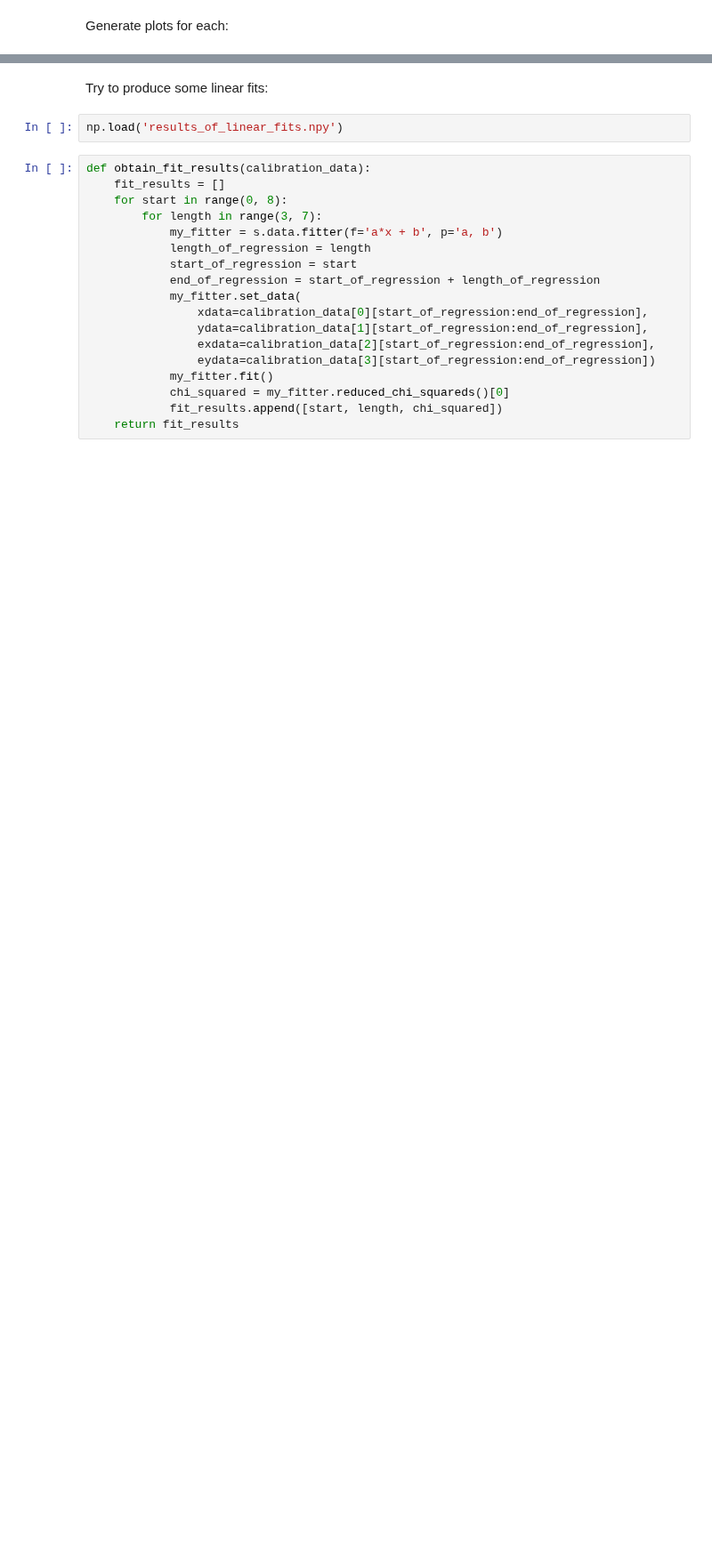
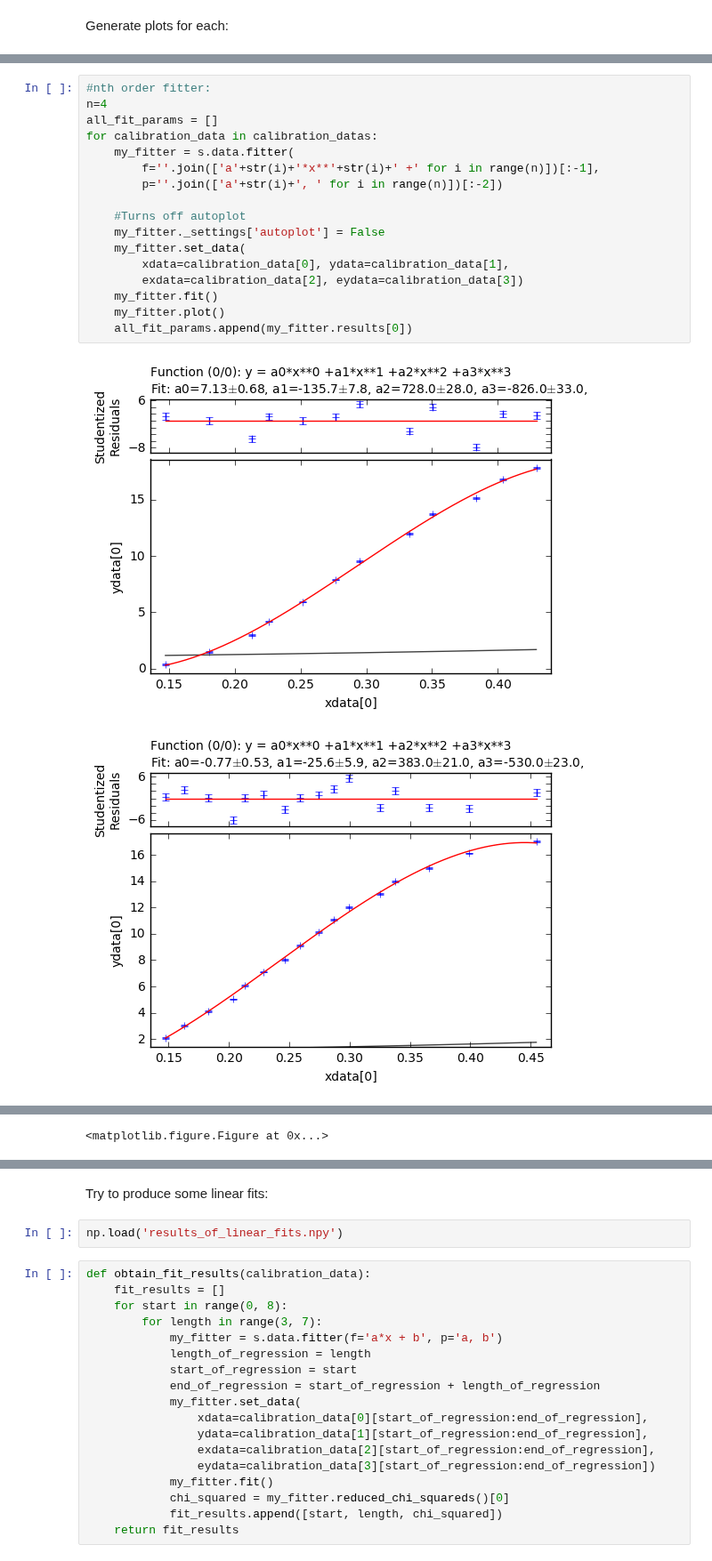
Before and after one commit to ry-dgel/Chladni, a Jupyter notebook: analysis/interim_analysis.ipynb, the cells around one changed output, grey strips where cells are left out. Shown at 89% size. Cells and saved outputs as stored; diff of their text form; blank space fills up the shorter version.

```diff
--- a/analysis/interim_analysis.ipynb
+++ b/analysis/interim_analysis.ipynb
@@ -66,0 +89,20 @@ for i, calibration_data in enumerate(calibration_datas):
+# %%
+#nth order fitter:
+n=4
+all_fit_params = []
+for calibration_data in calibration_datas:
+    my_fitter = s.data.fitter(
+        f=''.join(['a'+str(i)+'*x**'+str(i)+' +' for i in range(n)])[:-1],
+        p=''.join(['a'+str(i)+', ' for i in range(n)])[:-2])
+
+    #Turns off autoplot
+    my_fitter._settings['autoplot'] = False
+    my_fitter.set_data(
+        xdata=calibration_data[0], ydata=calibration_data[1],
+        exdata=calibration_data[2], eydata=calibration_data[3])
+    my_fitter.fit()
+    my_fitter.plot()
+    all_fit_params.append(my_fitter.results[0])
+# %% [output]
+[figure, added]
+[figure, added]
@@ -66,0 +110 @@ for i, calibration_data in enumerate(calibration_datas):
+<matplotlib.figure.Figure at 0x...>
```
Also changed, not shown: parts of 16 cells of this notebook, 1 other file.
